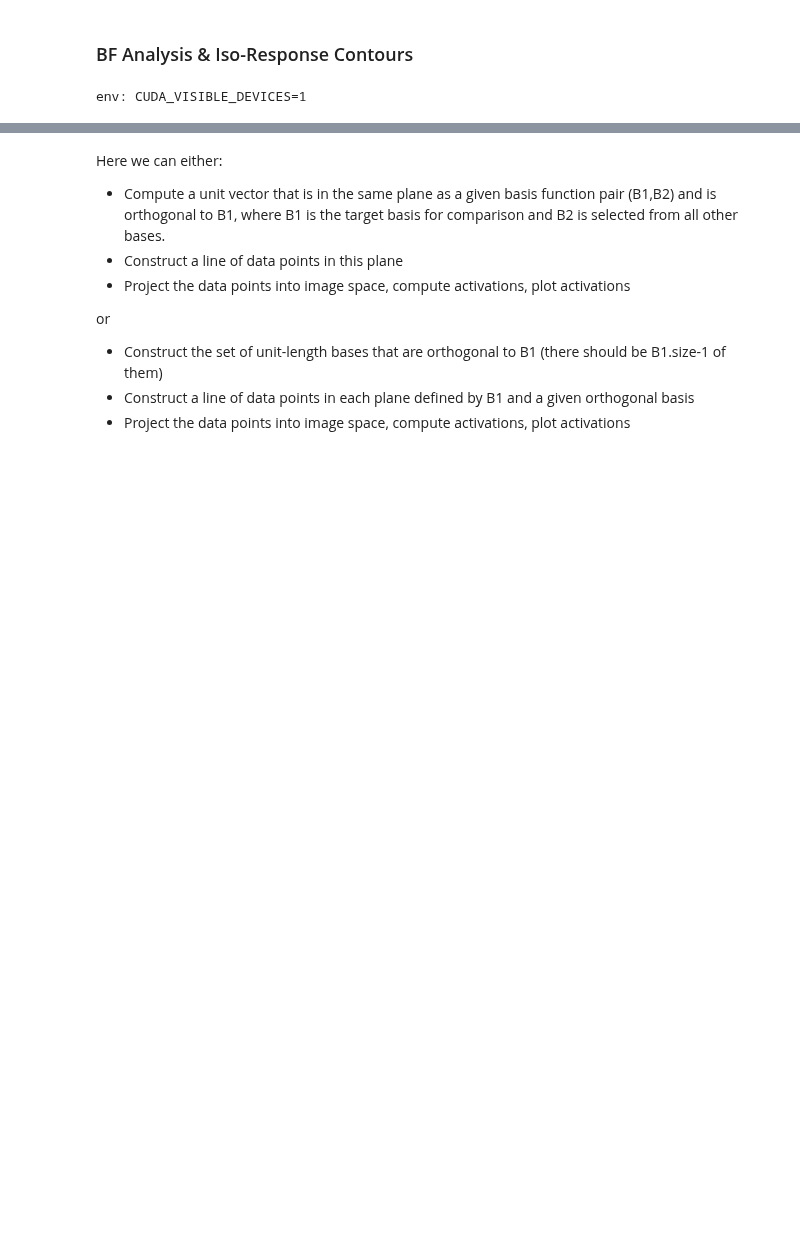
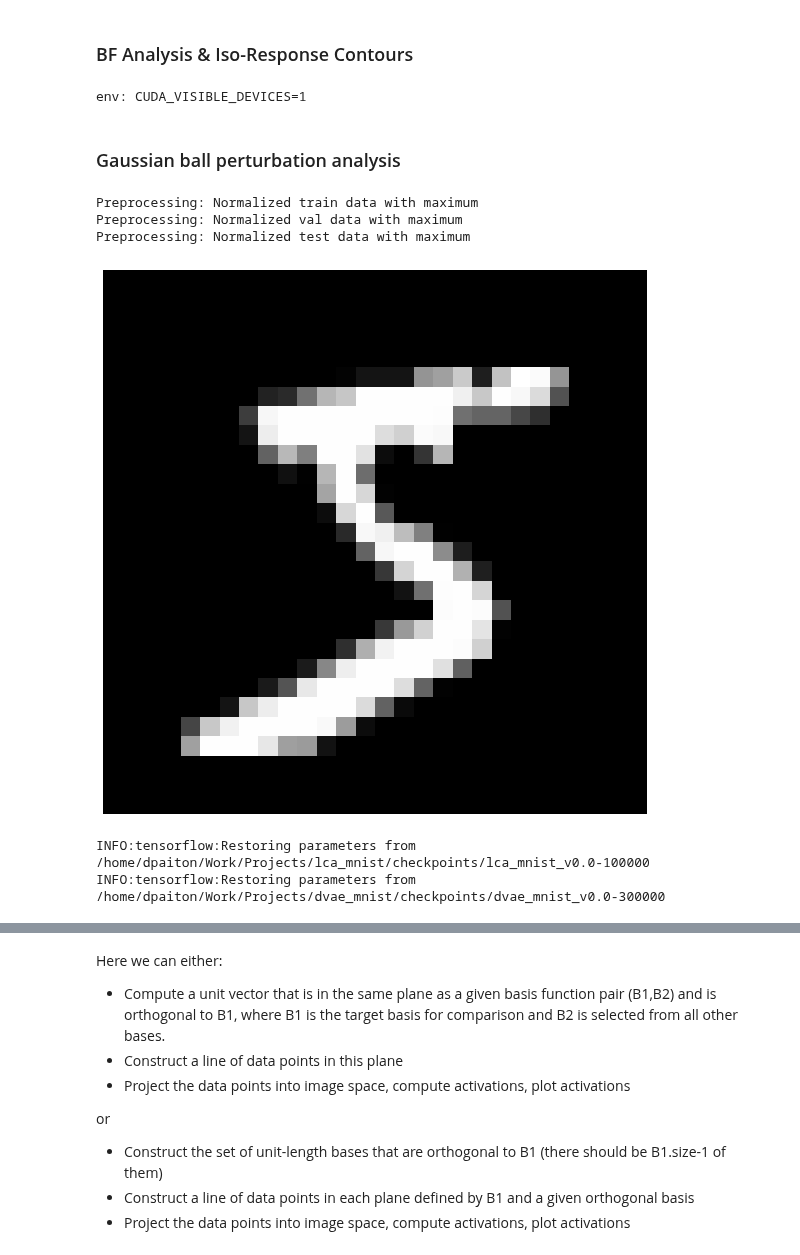
Before and after one commit to dpaiton/DeepSparseCoding, a Jupyter notebook: vis_iso_contours.ipynb, the cells around one changed output, grey strips where cells are left out. Cells and saved outputs as stored; diff of their text form; code cells hidden in the pictures; blank space fills up the shorter version.

Commit message:
gauss ball experiment updates

```diff
--- a/vis_iso_contours.ipynb
+++ b/vis_iso_contours.ipynb
@@ -18,12 +20,22 @@ import utils.data_processing as dp
 import utils.plot_functions as pf
 import analysis.analysis_picker as ap
 # %%
-class analysis_params(object):
+class lca_params(object):
   model_type = "lca"
-  model_name = "lca_vh"
+  model_name = "lca_mnist"
   version = "0.0"
   save_info = "analysis"
-  overwrite_analysis = False
+  overwrite_analysis_log = False
 
+class vae_params(object):
+  model_type = "vae"
+  model_name = "dvae_mnist"
+  version = "0.0"
+  save_info = "analysis"
+  overwrite_analysis_log = False
+
+lca_analysis_params = lca_params()
+dvae_analysis_params = vae_params()
 # Computed params
-analysis_params.model_dir = (os.path.expanduser("~")+"/Work/Projects/"+analysis_params.model_name)
+lca_analysis_params.model_dir = (os.path.expanduser("~")+"/Work/Projects/"+lca_analysis_params.model_name)
+dvae_analysis_params.model_dir = (os.path.expanduser("~")+"/Work/Projects/"+dvae_analysis_params.model_name)
@@ -33,0 +42,25 @@ analyzer.load_analysis(save_info=analysis_params.save_info)
+# %%
+lca_analyzer = ap.get_analyzer(lca_analysis_params.model_type)
+lca_analyzer.setup(lca_analysis_params)
+lca_analyzer.model.setup(lca_analyzer.model_params)
+lca_analyzer.load_analysis(save_info=lca_analysis_params.save_info)
+
+dvae_analyzer = ap.get_analyzer(dvae_analysis_params.model_type)
+dvae_analyzer.setup(dvae_analysis_params)
+dvae_analyzer.model.setup(dvae_analyzer.model_params)
+dvae_analyzer.load_analysis(save_info=dvae_analysis_params.save_info)
+# %% [markdown]
+### Gaussian ball perturbation analysis
+# %%
+dataset = ds.get_data(lca_analyzer.model_params)
+dataset = lca_analyzer.model.preprocess_dataset(dataset, lca_analyzer.model_params) # both are the same
+dataset = lca_analyzer.model.reshape_dataset(dataset, lca_analyzer.model_params)
+# %% [output]
+Preprocessing: Normalized train data with maximum
+Preprocessing: Normalized val data with maximum
+Preprocessing: Normalized test data with maximum
+# %%
+target_image = dataset["train"].images[0,...]
+fig = pf.plot_image(target_image.reshape(28,28))
+# %% [output]
+[figure, added]
@@ -33,0 +93,11 @@ analyzer.load_analysis(save_info=analysis_params.save_info)
+# %%
+lca_evals = lca_analyzer.evaluate_model(image_set, ["inference/activity:0", "output/reconstruction:0"])
+lca_activations = lca_evals["inference/activity:0"]
+lca_recons = lca_evals["output/reconstruction:0"]
+
+dvae_evals = dvae_analyzer.evaluate_model(image_set, ["inference/activity:0", "output/reconstruction:0"])
+dvae_activations = dvae_evals["inference/activity:0"]
+dvae_recons = dvae_evals["output/reconstruction:0"]
+# %% [output]
+INFO:tensorflow:Restoring parameters from /home/dpaiton/Work/Projects/lca_mnist/checkpoints/lca_mnist_v0.0-100000
+INFO:tensorflow:Restoring parameters from /home/dpaiton/Work/Projects/dvae_mnist/checkpoints/dvae_mnist_v0.0-300000
```
Also changed, not shown: parts of 27 cells of this notebook.
